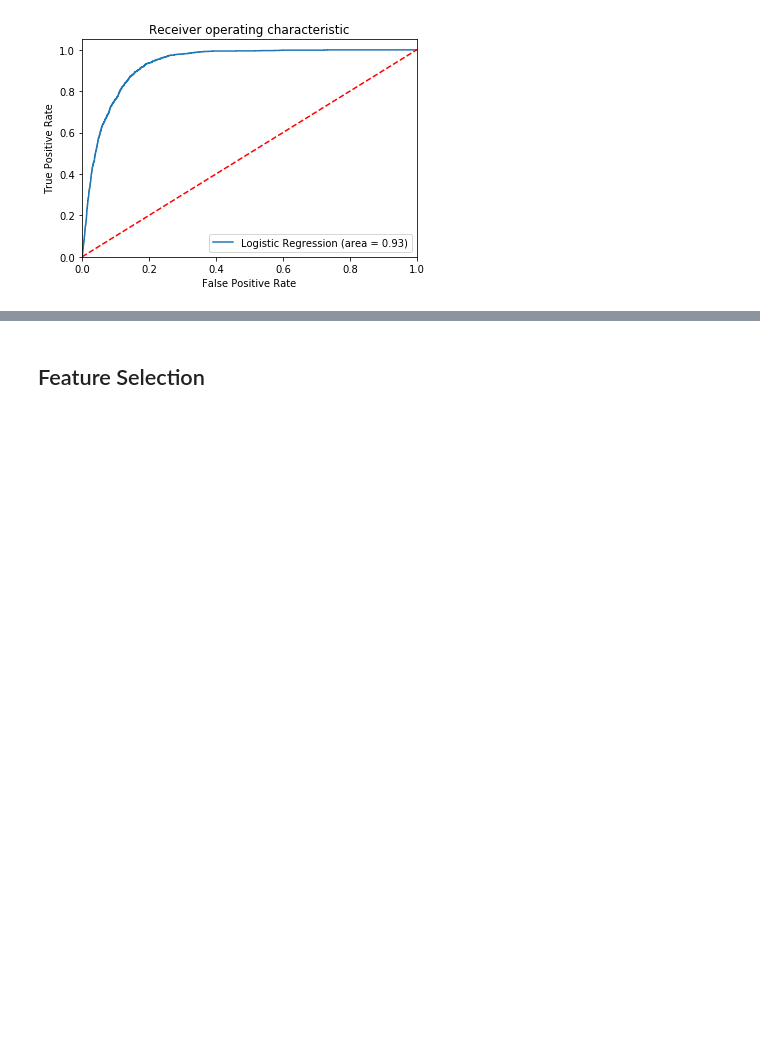
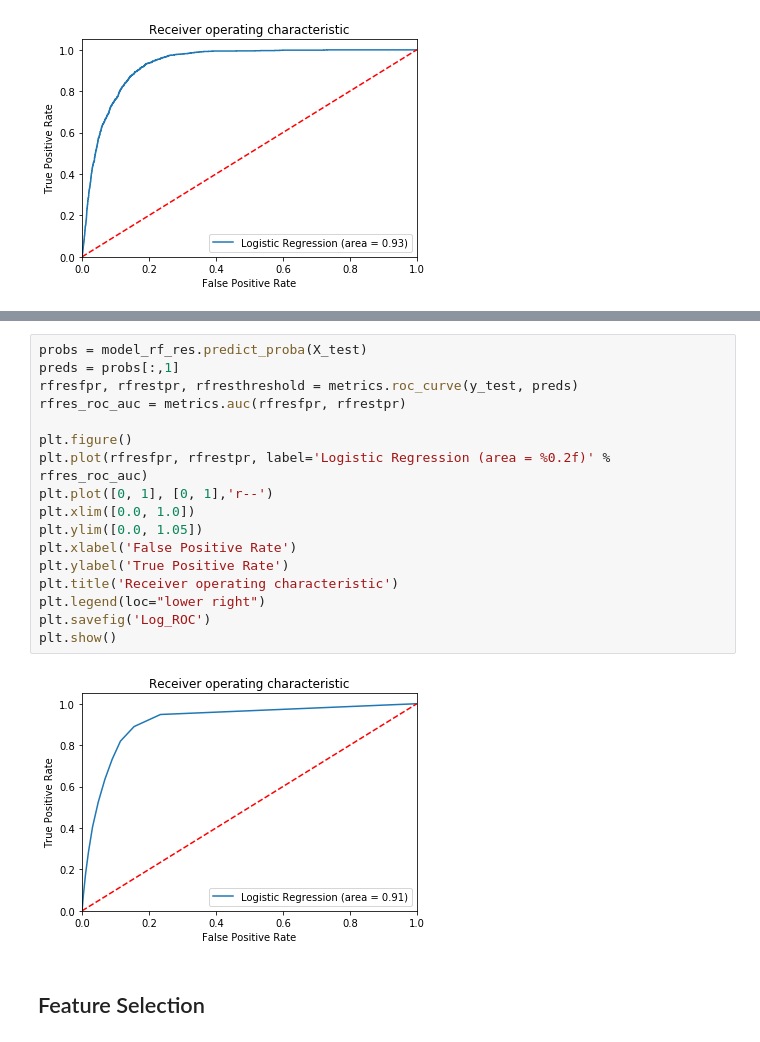
Before and after one commit to finnqiao/bank-logistic, a Jupyter notebook: bank-logistic-v1.ipynb, the cells around one changed output, grey strips where cells are left out. Cells and saved outputs as stored; diff of their text form; blank space fills up the shorter version.

```diff
--- a/bank-logistic-v1.ipynb
+++ b/bank-logistic-v1.ipynb
@@ -641,2 +651,21 @@ poly_df = pd.DataFrame(poly_feats_train, columns = poly_feats.get_feature_names(
+# %%
+probs = model_rf_res.predict_proba(X_test)
+preds = probs[:,1]
+rfresfpr, rfrestpr, rfresthreshold = metrics.roc_curve(y_test, preds)
+rfres_roc_auc = metrics.auc(rfresfpr, rfrestpr)
+
+plt.figure()
+plt.plot(rfresfpr, rfrestpr, label='Logistic Regression (area = %0.2f)' % rfres_roc_auc)
+plt.plot([0, 1], [0, 1],'r--')
+plt.xlim([0.0, 1.0])
+plt.ylim([0.0, 1.05])
+plt.xlabel('False Positive Rate')
+plt.ylabel('True Positive Rate')
+plt.title('Receiver operating characteristic')
+plt.legend(loc="lower right")
+plt.savefig('Log_ROC')
+plt.show()
+# %% [output]
+[figure, added]
 # %% [markdown]
 ## Feature Selection
```
Also changed, not shown: parts of 26 cells of this notebook, 1 other file.
